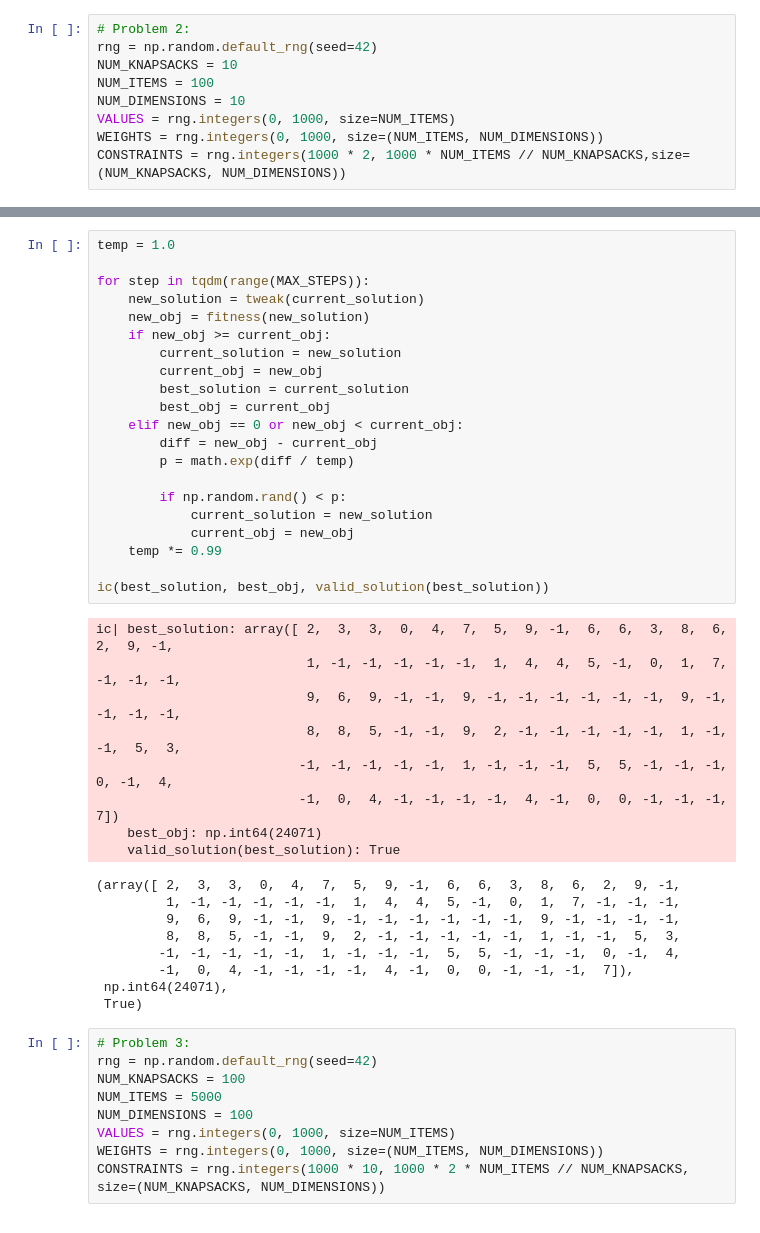
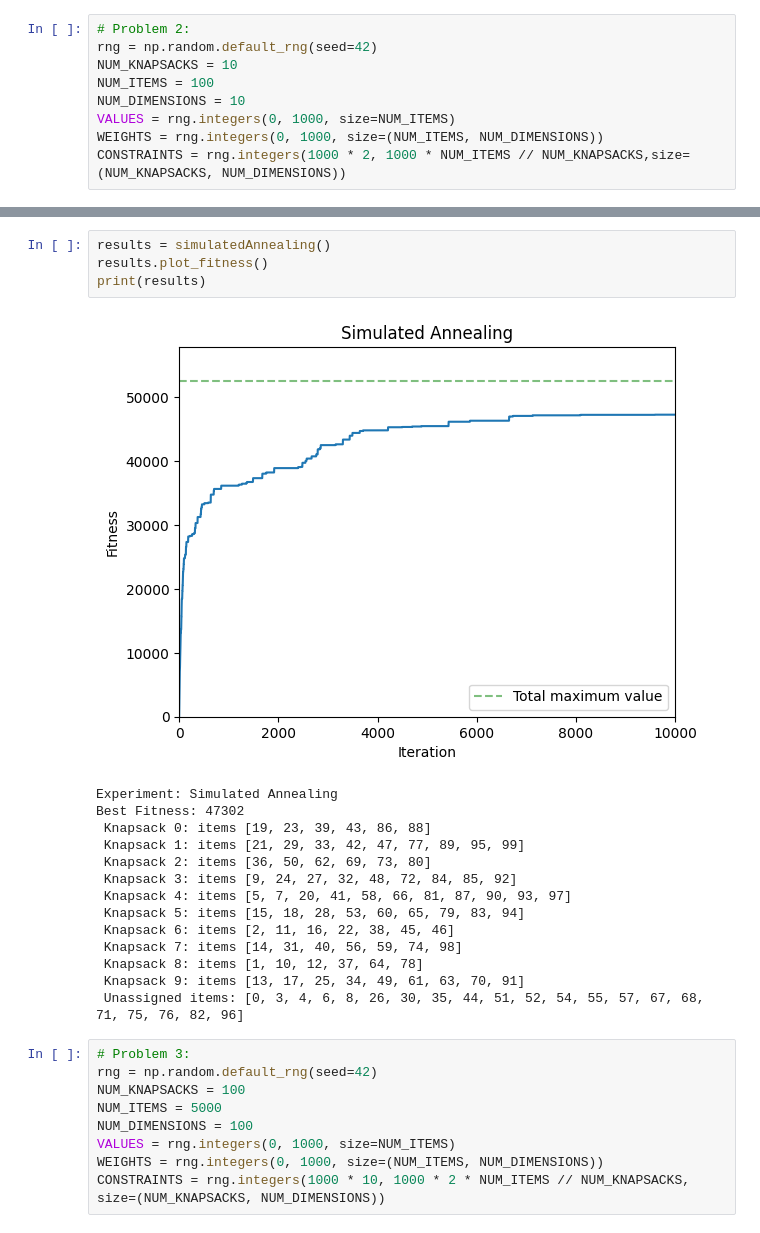
Before and after one commit to venom-mancer/CI2025_lab1_Review1, a Jupyter notebook: knapsack.ipynb, the cells around one changed output, grey strips where cells are left out. Cells and saved outputs as stored; diff of their text form.

```diff
--- a/knapsack.ipynb
+++ b/knapsack.ipynb
@@ -138,41 +155,22 @@ ic| best_solution: array([ 2,  5,  4,  8,  9,  7,  4,  5,  3,  5,  9,  3,  4,  9
-# %%
-temp = 1.0
-
-for step in tqdm(range(MAX_STEPS)):
-    new_solution = tweak(current_solution)
-    new_obj = fitness(new_solution)
-    if new_obj >= current_obj:
-        current_solution = new_solution
-        current_obj = new_obj
-        best_solution = current_solution
-        best_obj = current_obj
-    elif new_obj == 0 or new_obj < current_obj:
-        diff = new_obj - current_obj
-        p = math.exp(diff / temp)
-
-        if np.random.rand() < p:
-            current_solution = new_solution
-            current_obj = new_obj
-    temp *= 0.99
-
-ic(best_solution, best_obj, valid_solution(best_solution))
-# %% [output]
-ic| best_solution: array([ 2,  3,  3,  0,  4,  7,  5,  9, -1,  6,  6,  3,  8,  6,  2,  9, -1,
-                           1, -1, -1, -1, -1, -1,  1,  4,  4,  5, -1,  0,  1,  7, -1, -1, -1,
-                           9,  6,  9, -1, -1,  9, -1, -1, -1, -1, -1, -1,  9, -1, -1, -1, -1,
-                           8,  8,  5, -1, -1,  9,  2, -1, -1, -1, -1, -1,  1, -1, -1,  5,  3,
-                          -1, -1, -1, -1, -1,  1, -1, -1, -1,  5,  5, -1, -1, -1,  0, -1,  4,
-                          -1,  0,  4, -1, -1, -1, -1,  4, -1,  0,  0, -1, -1, -1,  7])
-    best_obj: np.int64(24071)
-    valid_solution(best_solution): True
-(array([ 2,  3,  3,  0,  4,  7,  5,  9, -1,  6,  6,  3,  8,  6,  2,  9, -1,
-         1, -1, -1, -1, -1, -1,  1,  4,  4,  5, -1,  0,  1,  7, -1, -1, -1,
-         9,  6,  9, -1, -1,  9, -1, -1, -1, -1, -1, -1,  9, -1, -1, -1, -1,
-         8,  8,  5, -1, -1,  9,  2, -1, -1, -1, -1, -1,  1, -1, -1,  5,  3,
-        -1, -1, -1, -1, -1,  1, -1, -1, -1,  5,  5, -1, -1, -1,  0, -1,  4,
-        -1,  0,  4, -1, -1, -1, -1,  4, -1,  0,  0, -1, -1, -1,  7]),
- np.int64(24071),
- True)
+# %%
+results = simulatedAnnealing()
+results.plot_fitness()
+print(results)
+# %% [output]
+[figure, added]
+Experiment: Simulated Annealing
+Best Fitness: 47302
+ Knapsack 0: items [19, 23, 39, 43, 86, 88]
+ Knapsack 1: items [21, 29, 33, 42, 47, 77, 89, 95, 99]
+ Knapsack 2: items [36, 50, 62, 69, 73, 80]
+ Knapsack 3: items [9, 24, 27, 32, 48, 72, 84, 85, 92]
+ Knapsack 4: items [5, 7, 20, 41, 58, 66, 81, 87, 90, 93, 97]
+ Knapsack 5: items [15, 18, 28, 53, 60, 65, 79, 83, 94]
+ Knapsack 6: items [2, 11, 16, 22, 38, 45, 46]
+ Knapsack 7: items [14, 31, 40, 56, 59, 74, 98]
+ Knapsack 8: items [1, 10, 12, 37, 64, 78]
+ Knapsack 9: items [13, 17, 25, 34, 49, 61, 63, 70, 91]
+ Unassigned items: [0, 3, 4, 6, 8, 26, 30, 35, 44, 51, 52, 54, 55, 57, 67, 68, 71, 75, 76, 82, 96]
 # %%
 # Problem 3:
 rng = np.random.default_rng(seed=42)
```
Also changed, not shown: parts of 14 cells of this notebook, 1 other file.
